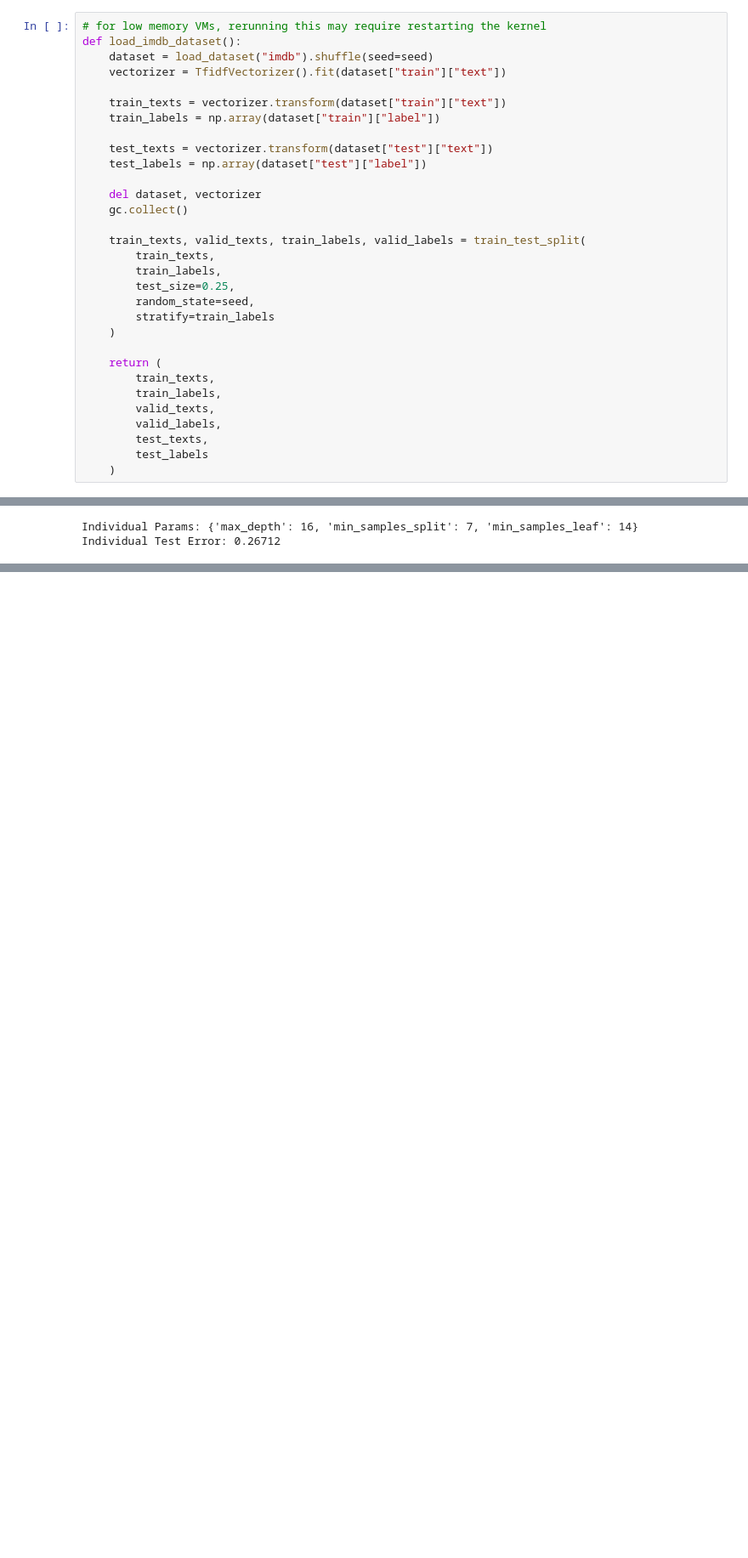
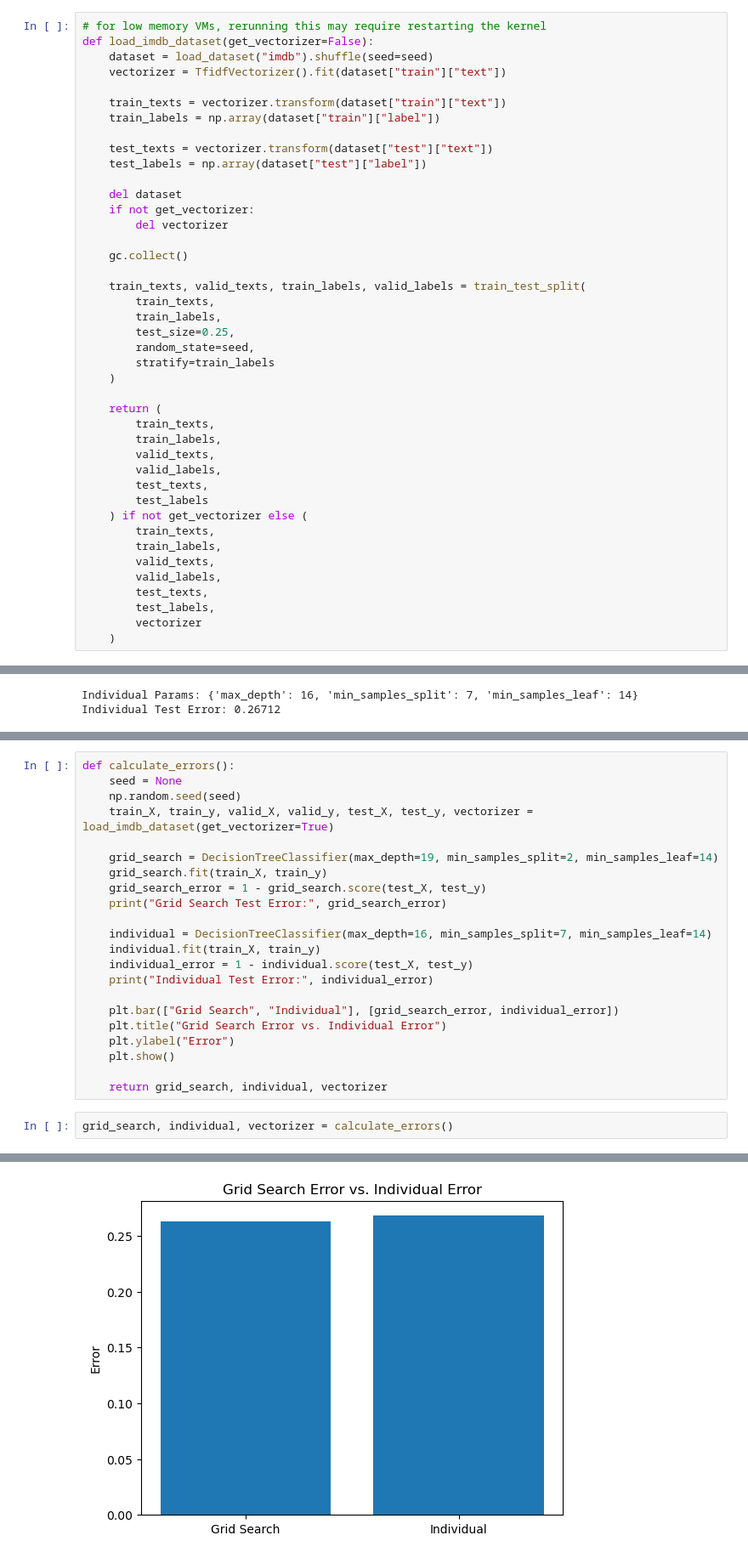
Before and after one commit to codyh587/compsci-178, a Jupyter notebook: decision_tree.ipynb, the cells around one changed output, grey strips where cells are left out. Shown: that part at 85% size. Saved outputs shown, nothing was run; the diff lists cells and outputs as text; blank space fills up the shorter version.

Commit message:
Finish notebook (printed decision tree with words!)

```diff
--- a/decision_tree.ipynb
+++ b/decision_tree.ipynb
@@ -19,7 +19,7 @@ seed = 1234
 np.random.seed(seed)
 # %%
 # for low memory VMs, rerunning this may require restarting the kernel
-def load_imdb_dataset():
+def load_imdb_dataset(get_vectorizer=False):
     dataset = load_dataset("imdb").shuffle(seed=seed)
     vectorizer = TfidfVectorizer().fit(dataset["train"]["text"])
 
@@ -29,7 +29,10 @@ def load_imdb_dataset():
     test_texts = vectorizer.transform(dataset["test"]["text"])
     test_labels = np.array(dataset["test"]["label"])
 
-    del dataset, vectorizer
+    del dataset
+    if not get_vectorizer:
+        del vectorizer
+
     gc.collect()
 
     train_texts, valid_texts, train_labels, valid_labels = train_test_split(
@@ -47,6 +50,14 @@ def load_imdb_dataset():
         valid_labels,
         test_texts,
         test_labels
+    ) if not get_vectorizer else (
+        train_texts,
+        train_labels,
+        valid_texts,
+        valid_labels,
+        test_texts,
+        test_labels,
+        vectorizer
     )
 # %%
 # labels: 0 = negative review, 1 = positive review
@@ -268,0 +283,25 @@ plot_errors()
+# %%
+def calculate_errors():
+    seed = None
+    np.random.seed(seed)
+    train_X, train_y, valid_X, valid_y, test_X, test_y, vectorizer = load_imdb_dataset(get_vectorizer=True)
+
+    grid_search = DecisionTreeClassifier(max_depth=19, min_samples_split=2, min_samples_leaf=14)
+    grid_search.fit(train_X, train_y)
+    grid_search_error = 1 - grid_search.score(test_X, test_y)
+    print("Grid Search Test Error:", grid_search_error)
+
+    individual = DecisionTreeClassifier(max_depth=16, min_samples_split=7, min_samples_leaf=14)
+    individual.fit(train_X, train_y)
+    individual_error = 1 - individual.score(test_X, test_y)
+    print("Individual Test Error:", individual_error)
+
+    plt.bar(["Grid Search", "Individual"], [grid_search_error, individual_error])
+    plt.title("Grid Search Error vs. Individual Error")
+    plt.ylabel("Error")
+    plt.show()
+
+    return grid_search, individual, vectorizer
+# %%
+grid_search, individual, vectorizer = calculate_errors()
+# %% [output]
@@ -268,0 +310 @@ plot_errors()
+[figure, added]
```
Also changed, not shown: parts of 5 cells of this notebook.
